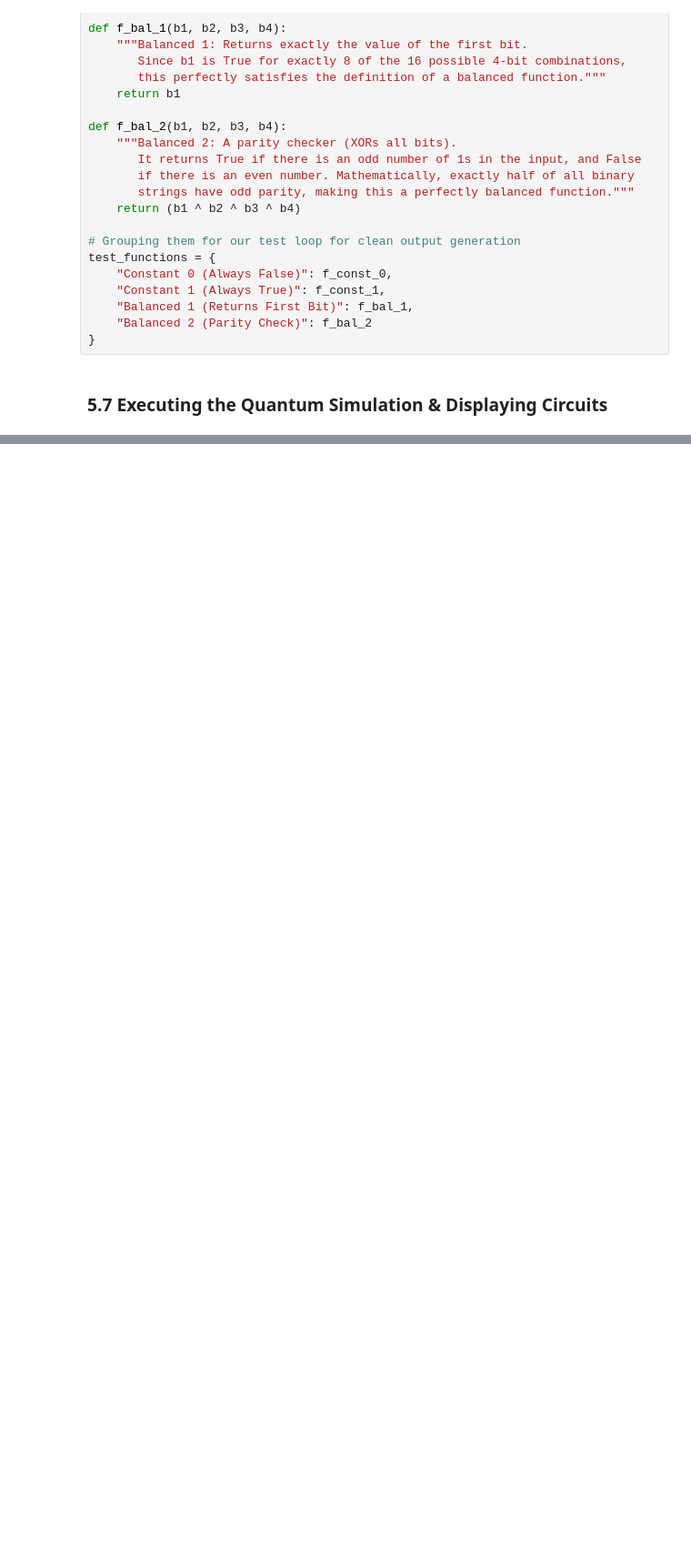
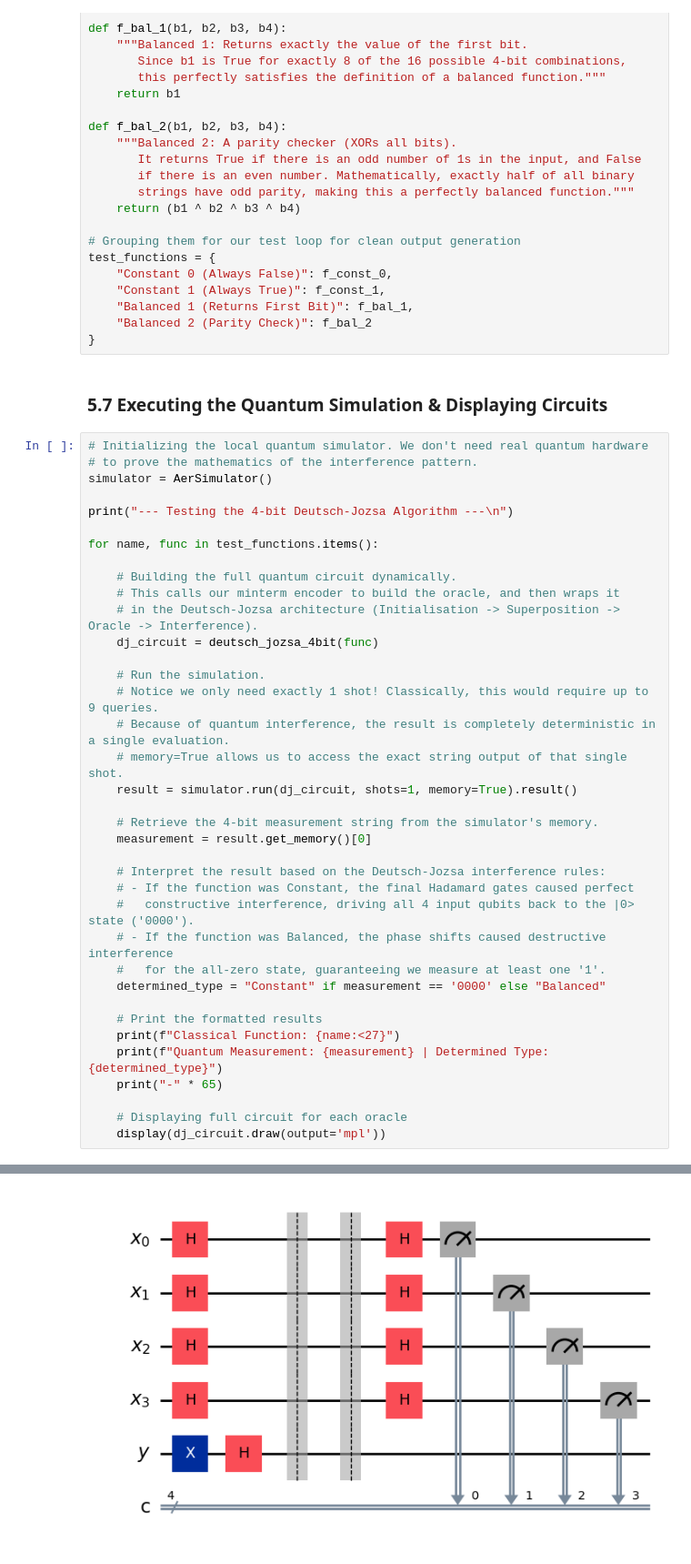
Before and after one commit to KarolisBz/emerging-technologies-assessment-g00417529, a Jupyter notebook: problems.ipynb, the cells around one changed output, grey strips where cells are left out. Shown at 91% size. Drawn from its saved outputs; the diff is of its cells as text; blank space fills up the shorter version.

Commit message:
DJ demo & Test

```diff
--- a/problems.ipynb
+++ b/problems.ipynb
@@ -811,3 +811,41 @@ test_functions = {
 }
 # %% [markdown]
 ### 5.7 Executing the Quantum Simulation & Displaying Circuits
+# %%
+# Initializing the local quantum simulator. We don't need real quantum hardware
+# to prove the mathematics of the interference pattern.
+simulator = AerSimulator()
+
+print("--- Testing the 4-bit Deutsch-Jozsa Algorithm ---\n")
+
+for name, func in test_functions.items():
+
+    # Building the full quantum circuit dynamically.
+    # This calls our minterm encoder to build the oracle, and then wraps it
+    # in the Deutsch-Jozsa architecture (Initialisation -> Superposition -> Oracle -> Interference).
+    dj_circuit = deutsch_jozsa_4bit(func)
+
+    # Run the simulation.
+    # Notice we only need exactly 1 shot! Classically, this would require up to 9 queries.
+    # Because of quantum interference, the result is completely deterministic in a single evaluation.
+    # memory=True allows us to access the exact string output of that single shot.
+    result = simulator.run(dj_circuit, shots=1, memory=True).result()
+
+    # Retrieve the 4-bit measurement string from the simulator's memory.
+    measurement = result.get_memory()[0]
+
+    # Interpret the result based on the Deutsch-Jozsa interference rules:
+    # - If the function was Constant, the final Hadamard gates caused perfect
+    #   constructive interference, driving all 4 input qubits back to the |0> state ('0000').
+    # - If the function was Balanced, the phase shifts caused destructive interference
+    #   for the all-zero state, guaranteeing we measure at least one '1'.
+    determined_type = "Constant" if measurement == '0000' else "Balanced"
+
+    # Print the formatted results
+    print(f"Classical Function: {name:<27}")
+    print(f"Quantum Measurement: {measurement} | Determined Type: {determined_type}")
+    print("-" * 65)
+
+    # Displaying full circuit for each oracle
+    display(dj_circuit.draw(output='mpl'))
+# %% [output]
@@ -813,0 +857 @@ test_functions = {
+[figure, added]
```
Also changed, not shown: parts of 6 cells of this notebook.
